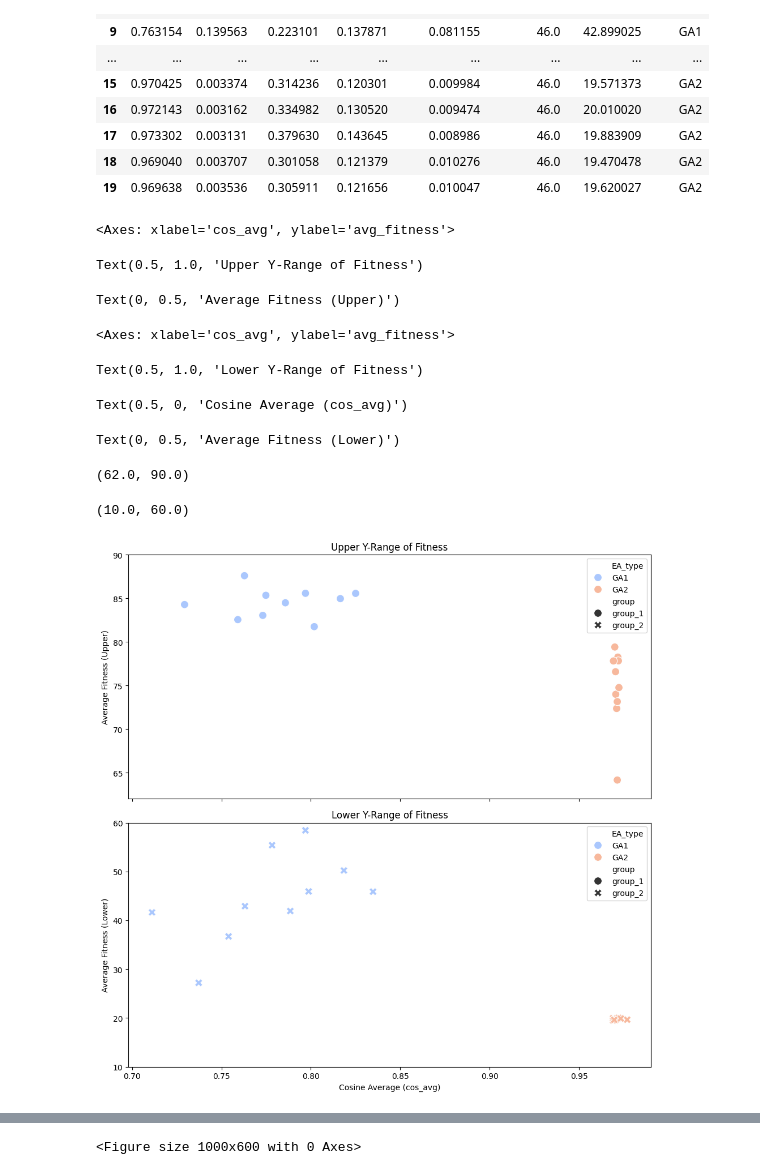
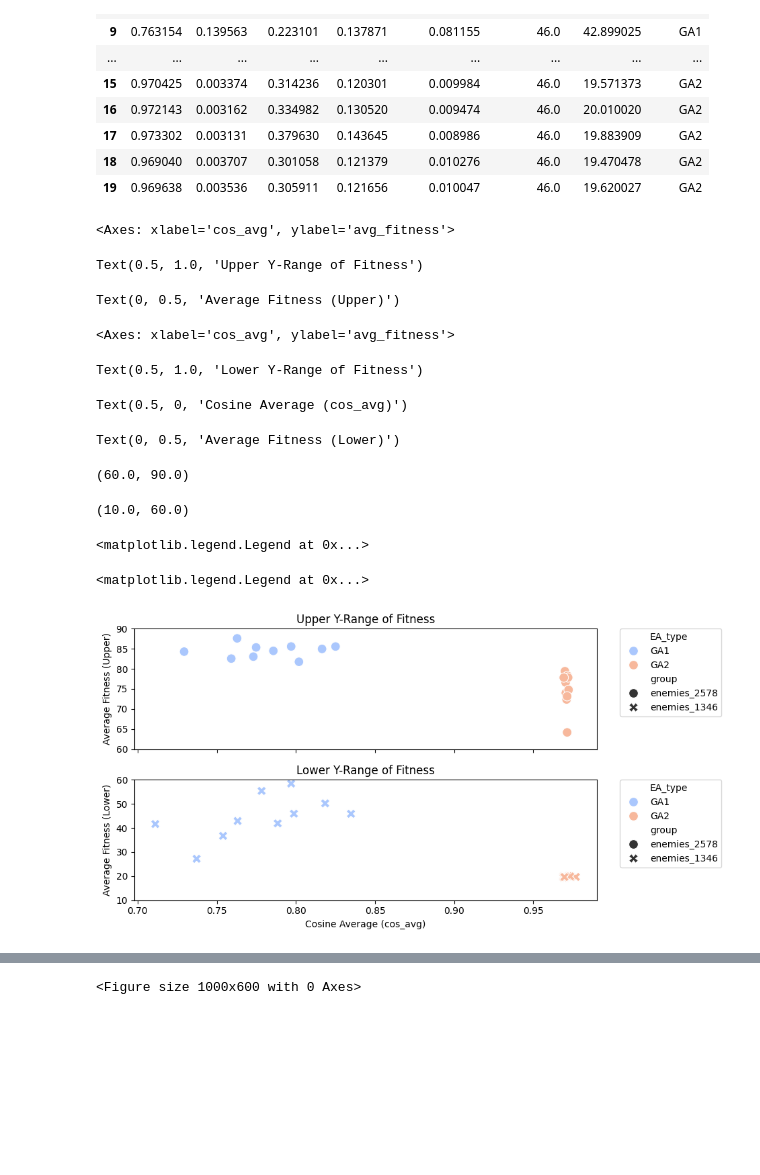
Before and after one commit to SuperAileen/evoman_framework_group24, a Jupyter notebook: similarity.ipynb, the cells around one changed output, grey strips where cells are left out. Saved outputs shown, nothing was run; the diff lists cells and outputs as text; code cells hidden in the pictures; blank space fills up the shorter version.

```diff
--- a/similarity.ipynb
+++ b/similarity.ipynb
@@ -36,14 +37,3 @@ def parse_population_file_GA(file_path):
         generations_dict[current_gen] = np.array(current_population)
 
     return generations_dict
-
-
-'''
-file_path = 'diversity_train_generalist_1_3_4_6\\optimization_generalist_generalist_GA_20241014-124150\\all_generations_population_GA.txt'  # 替换为你的文件路径
-population_dict = parse_population_file_GA(file_path)
-
-for gen, population in population_dict.items():
-    print(f"Generation {gen}:")
-    print(population)
-
-'''
@@ -589,16 +515,14 @@ df_merge_2
 | 17 | 0.973302 | 0.003131 | 0.379630 | 0.143645 | 0.008986 | 46.0 | 19.883909 | GA2 |
 | 18 | 0.969040 | 0.003707 | 0.301058 | 0.121379 | 0.010276 | 46.0 | 19.470478 | GA2 |
 | 19 | 0.969638 | 0.003536 | 0.305911 | 0.121656 | 0.010047 | 46.0 | 19.620027 | GA2 |
+# %%
+
+
+df_merge["group"]='enemies_2578'
+df_merge_2["group"]='enemies_1346'
+df_final=pd.concat([df_merge, df_merge_2], axis=0)
 # %%
-import matplotlib.pyplot as plt
-import seaborn as sns
-import pandas as pd
-
-df_merge["group"]='group_1'
-df_merge_2["group"]='group_2'
-df_final=pd.concat([df_merge, df_merge_2], axis=0)
-
-fig, (ax1, ax2) = plt.subplots(2, 1, figsize=(10, 10), sharex=True)
+fig, (ax1, ax2) = plt.subplots(2, 1, figsize=(10, 5), sharex=True)
 
 # First subplot (upper half)
 sns.scatterplot(
@@ -615,36 +539,45 @@ ax1.set_title('Upper Y-Range of Fitness')
 ax1.set_ylabel('Average Fitness (Upper)')
 
 # Second subplot (lower half)
 sns.scatterplot(
     x='cos_avg',
     y='avg_fitness',
     hue='EA_type',
     style='group',
     palette='coolwarm',
     data=df_final,
     s=100,
     ax=ax2  # Plot on the second axis
 )
 ax2.set_title('Lower Y-Range of Fitness')
 ax2.set_xlabel('Cosine Average (cos_avg)')
 ax2.set_ylabel('Average Fitness (Lower)')
 
-# Adjust the y-axis ranges for better visualization (optional)
-ax1.set_ylim(62, 90)  # Adjust this to fit your upper y-range
+# Adjust the y-axis ranges for better visualization
+ax1.set_ylim(60, 90)  # Adjust this to fit your upper y-range
 ax2.set_ylim(10, 60)  # Adjust this to fit your lower y-range
 
+# Move legends outside the plots
+ax1.legend(bbox_to_anchor=(1.05, 1), loc='upper left', borderaxespad=0.)
+ax2.legend(bbox_to_anchor=(1.05, 1), loc='upper left', borderaxespad=0.)
+
+# Adjust the subplots to make room for the legends outside
+plt.tight_layout()
+fig.subplots_adjust(right=0.75)  # Adjust this value if you need more space for the legends
+
 # Show the plot
-plt.tight_layout()
 plt.show()
 # %% [output]
 <Axes: xlabel='cos_avg', ylabel='avg_fitness'>
 Text(0.5, 1.0, 'Upper Y-Range of Fitness')
 Text(0, 0.5, 'Average Fitness (Upper)')
 <Axes: xlabel='cos_avg', ylabel='avg_fitness'>
 Text(0.5, 1.0, 'Lower Y-Range of Fitness')
 Text(0.5, 0, 'Cosine Average (cos_avg)')
 Text(0, 0.5, 'Average Fitness (Lower)')
-(62.0, 90.0)
+(60.0, 90.0)
 (10.0, 60.0)
+<matplotlib.legend.Legend at 0x...>
+<matplotlib.legend.Legend at 0x...>
-[figure, old version]
+[figure, new version]
 # %%
```
Also changed, not shown: parts of 8 cells of this notebook, 3 other files.
